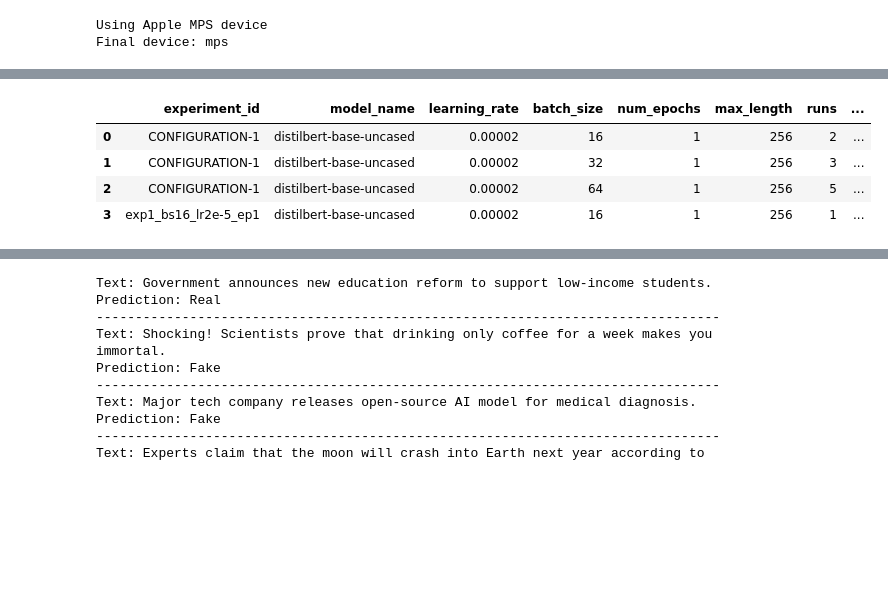
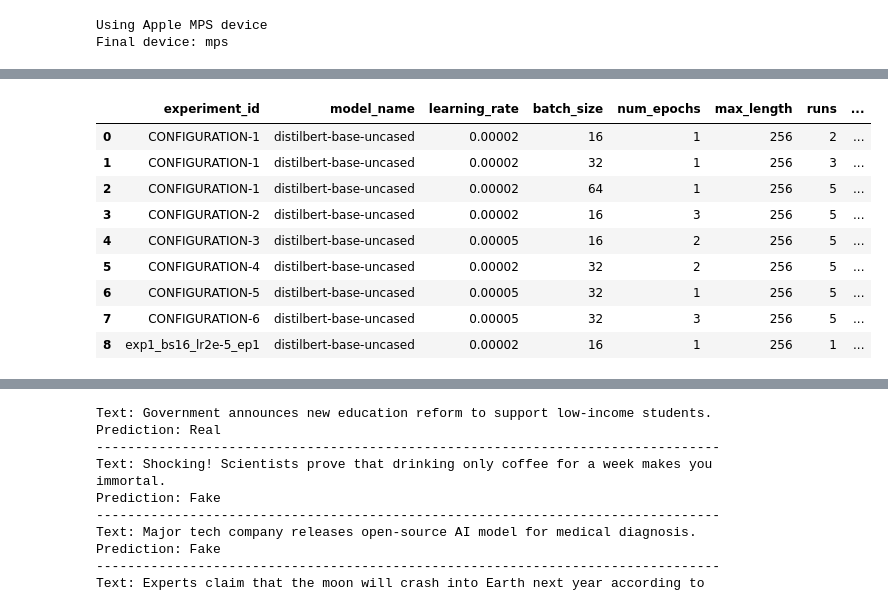
Before and after one commit to Birk2450/fake-news-detector-distilbert, a Jupyter notebook: notebooks/distilbert_experiments.ipynb, the cells around one changed output, grey strips where cells are left out. Cells and saved outputs as stored; diff of their text form; code cells hidden in the pictures; blank space fills up the shorter version.

Commit message:
Commiting big changeS with all NEW configurations and model ready to start fine-tuning for FINAL submission.

```diff
--- a/notebooks/distilbert_experiments.ipynb
+++ b/notebooks/distilbert_experiments.ipynb
@@ -417,40 +386,39 @@ import pandas as pd
 results = pd.read_csv("../experiment_results.csv")
 
 # Group by configuration + hyperparams
 group_cols = [
     "experiment_id",
     "model_name",
     "learning_rate",
-    "batch_size",
     "num_epochs",
-    "max_length",
 ]
 
 summary = (
     results
     .groupby(group_cols)
     .agg(
         runs=("run_index", "nunique"),
         val_accuracy_mean=("val_accuracy", "mean"),
         val_accuracy_std=("val_accuracy", "std"),
         val_f1_mean=("val_f1", "mean"),
         val_f1_std=("val_f1", "std"),
-        test_accuracy_mean=("test_accuracy", "mean"),
-        test_accuracy_std=("test_accuracy", "std"),
-        test_f1_mean=("test_f1", "mean"),
-        test_f1_std=("test_f1", "std"),
     )
     .reset_index()
     .sort_values(["experiment_id"])
 )
 
 summary
 # %% [output]
 |  | experiment_id | model_name | learning_rate | batch_size | num_epochs | max_length | runs | ... |
 | 0 | CONFIGURATION-1 | distilbert-base-uncased | 0.00002 | 16 | 1 | 256 | 2 | ... |
 | 1 | CONFIGURATION-1 | distilbert-base-uncased | 0.00002 | 32 | 1 | 256 | 3 | ... |
 | 2 | CONFIGURATION-1 | distilbert-base-uncased | 0.00002 | 64 | 1 | 256 | 5 | ... |
-| 3 | exp1_bs16_lr2e-5_ep1 | distilbert-base-uncased | 0.00002 | 16 | 1 | 256 | 1 | ... |
+| 3 | CONFIGURATION-2 | distilbert-base-uncased | 0.00002 | 16 | 3 | 256 | 5 | ... |
+| 4 | CONFIGURATION-3 | distilbert-base-uncased | 0.00005 | 16 | 2 | 256 | 5 | ... |
+| 5 | CONFIGURATION-4 | distilbert-base-uncased | 0.00002 | 32 | 2 | 256 | 5 | ... |
+| 6 | CONFIGURATION-5 | distilbert-base-uncased | 0.00005 | 32 | 1 | 256 | 5 | ... |
+| 7 | CONFIGURATION-6 | distilbert-base-uncased | 0.00005 | 32 | 3 | 256 | 5 | ... |
+| 8 | exp1_bs16_lr2e-5_ep1 | distilbert-base-uncased | 0.00002 | 16 | 1 | 256 | 1 | ... |
 # %%
 import matplotlib.pyplot as plt
 
```
Also changed, not shown: parts of 4 cells of this notebook.
